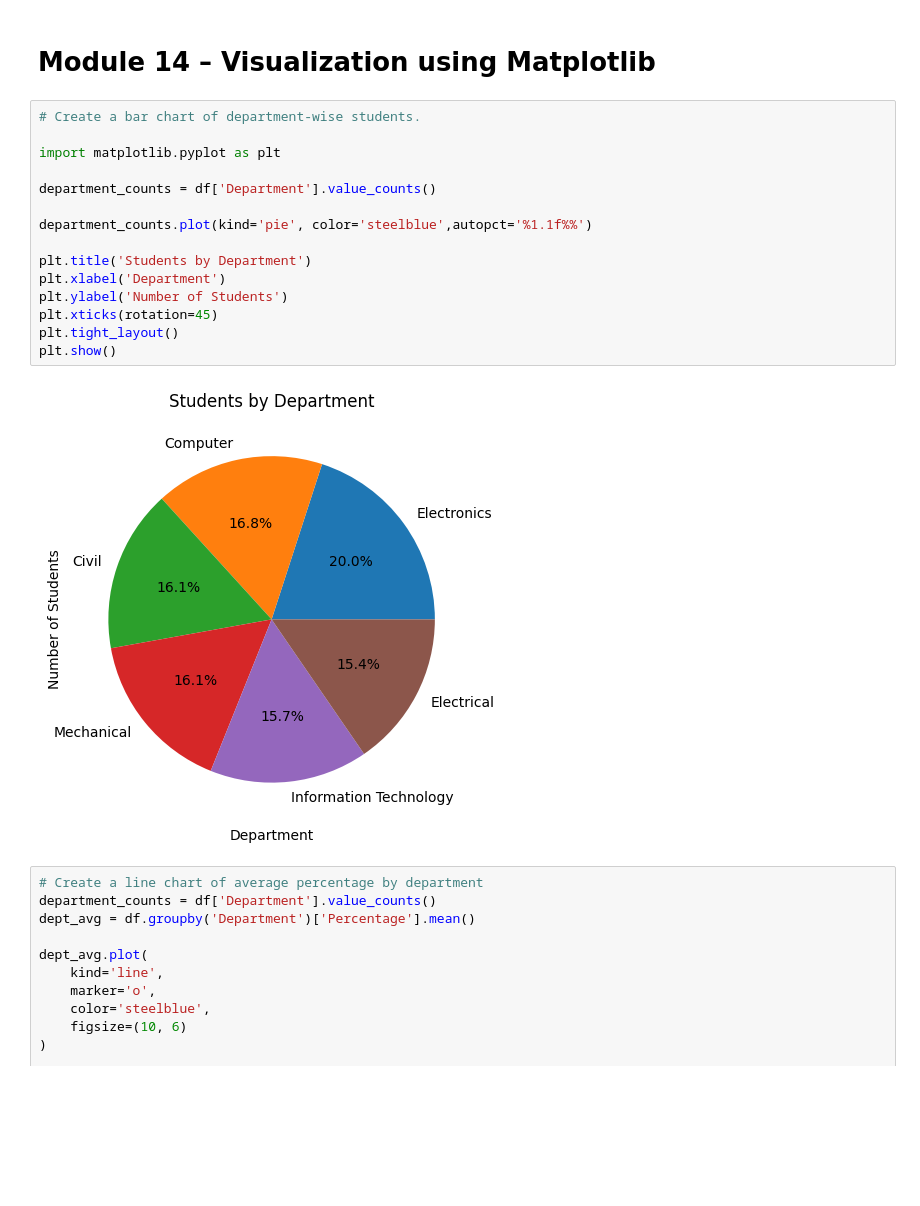
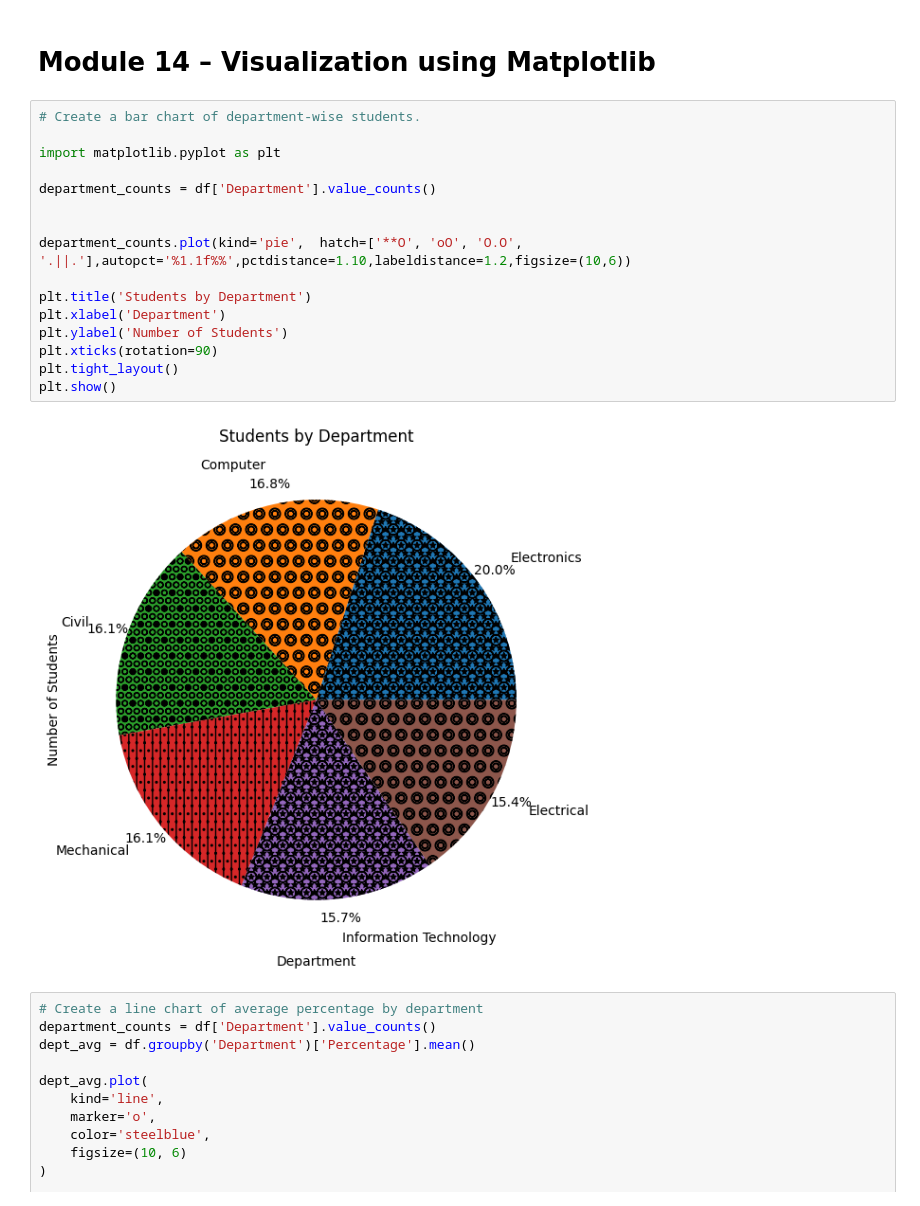
Before and after one commit to YUGPATEL7/data-science-journey, a Jupyter notebook: Data_Science/03_Bacis_modules_for_ML/02_Pandas/02_Student_Dashboard_Analysis.ipynb, the cells around one changed output. Drawn from its saved outputs; the diff is of its cells as text; blank space fills up the shorter version.

```diff
--- a/Data_Science/03_Bacis_modules_for_ML/02_Pandas/02_Student_Dashboard_Analysis.ipynb
+++ b/Data_Science/03_Bacis_modules_for_ML/02_Pandas/02_Student_Dashboard_Analysis.ipynb
@@ -574,20 +574,21 @@ df.loc[df['ProjectScore'] == df['ProjectScore'].max(), ['StudentName', 'ProjectS
 # %%
 # Create a bar chart of department-wise students.
 
 import matplotlib.pyplot as plt
 
 department_counts = df['Department'].value_counts()
 
-department_counts.plot(kind='pie', color='steelblue',autopct='%1.1f%%')
+
+department_counts.plot(kind='pie',  hatch=['**O', 'oO', 'O.O', '.||.'],autopct='%1.1f%%',pctdistance=1.10,labeldistance=1.2,figsize=(10,6))
 
 plt.title('Students by Department')
 plt.xlabel('Department')
 plt.ylabel('Number of Students')
-plt.xticks(rotation=45)
+plt.xticks(rotation=90)
 plt.tight_layout()
 plt.show()
 # %% [output]
-[figure, old version]
+[figure, new version]
 # %%
 # Create a line chart of average percentage by department
 department_counts = df['Department'].value_counts()
```
Also changed, not shown: parts of 1 cell of this notebook, 2 other files.
